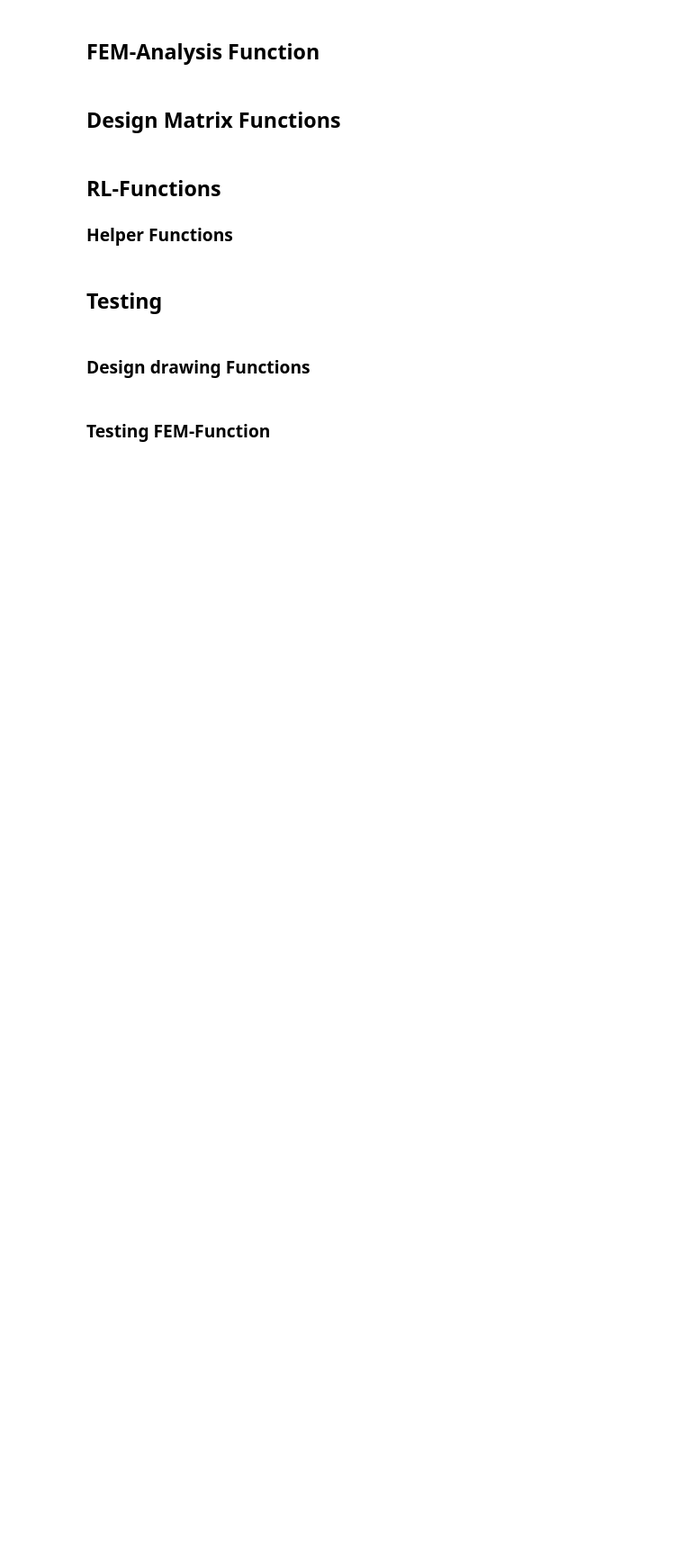
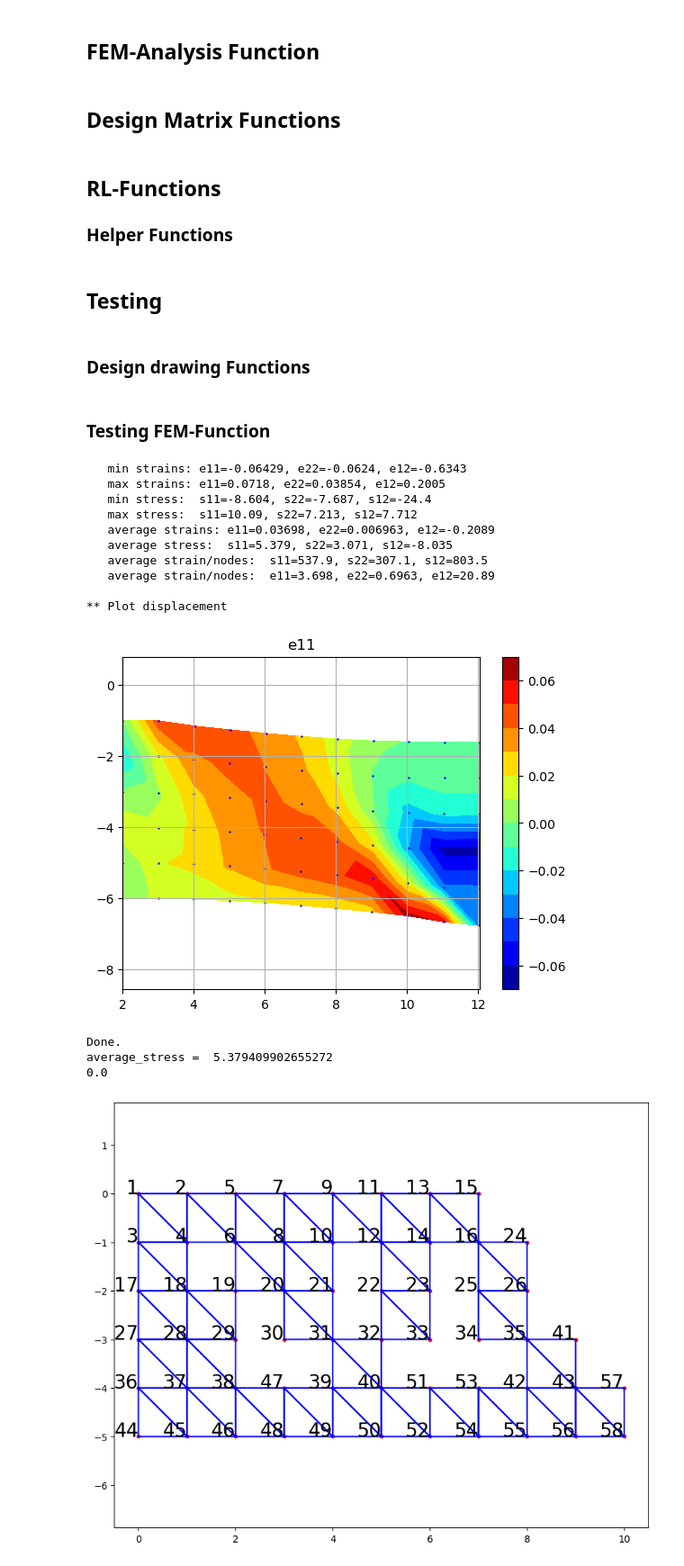
Before and after one commit to adrian0850/topology_optimization_RL_BA, a Jupyter notebook: src/from scratch V3.ipynb, the cells around one changed output. Shown: that part at 90% size. Saved outputs shown, nothing was run; the diff lists cells and outputs as text; code cells hidden in the pictures; blank space fills up the shorter version.

Commit message:
trying to get new reward func going and fixed the load direction being on the x axis

```diff
--- a/src/from scratch V3.ipynb
+++ b/src/from scratch V3.ipynb
@@ -30,10 +33,10 @@ import tensorflow as tf
 ## Parameters
 #### Design Parameters
 # %%
-HEIGHT = 4
+HEIGHT = 5
 """The height of the design space."""
 
-WIDTH = 4
+WIDTH = 10
 """The width of the design space."""
 
 bound_nodes_list = [(0, 0), (HEIGHT-1, 0)]
@@ -293,9 +302,9 @@ def extract_loads(loaded_x, loaded_y, node_map):
                     node_id = node_map.get(node)
                     if node_id is not None:
                         if loaded_x[i, j] != 0:
-                            loads.append([node_id, 1, loaded_x[i, j]])
+                            loads.append([node_id, 2, loaded_x[i, j]])
                         if loaded_y[i, j] != 0:
-                            loads.append([node_id, 2, loaded_y[i, j]])
+                            loads.append([node_id, 1, loaded_y[i, j]])
 
     return loads
 
@@ -583,7 +592,13 @@ def FEM(nodes, conn, boundary, load, plot_flag):
         if np.isnan(smax).any() or np.isnan(emax).any() or np.isnan(avg_u1).any() or np.isnan(avg_u2).any() or np.isnan(average_stress).any() or np.isnan(average_strain).any():
             print("NaN detected in FEM results")
 
-        return max(smax), max(emax), avg_u1, avg_u2, len(conn), max(average_stress), max(average_strain), max(u[0::2]), max(u[1::2])
+        avg_strain_over_nodes = max(
+    abs((average_strain[0]) / len(conn)) * 10000,
+    abs((average_strain[1]) / len(conn)) * 10000,
+    abs((average_strain[2]) / len(conn)) * 10000
+)
+
+        return max(smax), max(emax), avg_u1, avg_u2, len(conn), max(average_stress), max(average_strain), max(u[0::2]), max(u[1::2], avg_strain_over_nodes)
 
     # except np.linalg.LinAlgError as e:
     #     plot_mesh(nodes, conn)
@@ -880,34 +922,50 @@ design_space[LOADED_Y, -1, -1] = 10
 design_space2[LOADED_Y, -1, -1] = 10
 design_space3[LOADED_Y, -1, -1] = 10
 design_space4[LOADED_Y, -1, -1] = 10
 
 #print(design_space)
 
 #print(extract_fem_data(design_space))
 
 a,b,c, d = extract_fem_data(design_space3)
-smax, emax, avg_u1, avg_u2, element_count, average_stress, average_strain, max_displacement_1, max_displacement_2 = FEM(a, b, c, d, True)
+smax, emax, avg_u1, avg_u2, element_count, average_stress, average_strain, max_displacement_1, max_displacement_2, avg_strain_over_nodes = FEM(a, b, c, d, True)
 init_stress = average_stress
 init_strain = average_strain
 print("average_stress = ", average_stress)
 print(reward_function(smax, emax, avg_u1, avg_u2, element_count, average_stress, average_strain, init_strain, max_displacement_1, max_displacement_2, init_stress))
 
 
 a,b,c, d = extract_fem_data(design_space)
 plot_mesh(a, b)
-smax, emax, avg_u1, avg_u2, element_count, average_stress, average_strain, max_displacement_1, max_displacement_2 = FEM(a, b, c, d, True)
+smax, emax, avg_u1, avg_u2, element_count, average_stress, average_strain, max_displacement_1, max_displacement_2, avg_strain_over_nodes = FEM(a, b, c, d, True)
 print("average_stress = ", average_stress)
 print(reward_function(smax, emax, avg_u1, avg_u2, element_count, average_stress, average_strain, init_strain, max_displacement_1, max_displacement_2, init_stress))
 
 
 a,b,c, d = extract_fem_data(design_space2)
-smax, emax, avg_u1, avg_u2, element_count, average_stress, average_strain, max_displacement_1, max_displacement_2 = FEM(a, b, c, d, True)
+smax, emax, avg_u1, avg_u2, element_count, average_stress, average_strain, max_displacement_1, max_displacement_2, avg_strain_over_nodes = FEM(a, b, c, d, True)
 print("average_stress = ", average_stress)
 print(reward_function(smax, emax, avg_u1, avg_u2, element_count, average_stress, average_strain, init_strain, max_displacement_1, max_displacement_2, init_stress))
 
 
 
 a,b,c, d = extract_fem_data(design_space4)
-smax, emax, avg_u1, avg_u2, element_count, average_stress, average_strain, max_displacement_1, max_displacement_2 = FEM(a, b, c, d, True)
+smax, emax, avg_u1, avg_u2, element_count, average_stress, average_strain, max_displacement_1, max_displacement_2, avg_strain_over_nodes = FEM(a, b, c, d, True)
 print("average_stress = ", average_stress)
 print(reward_function(smax, emax, avg_u1, avg_u2, element_count, average_stress, average_strain, init_strain, max_displacement_1, max_displacement_2, init_stress))
+# %% [output]
+   min strains: e11=-0.06429, e22=-0.0624, e12=-0.6343
+   max strains: e11=0.0718, e22=0.03854, e12=0.2005
+   min stress:  s11=-8.604, s22=-7.687, s12=-24.4
+   max stress:  s11=10.09, s22=7.213, s12=7.712
+   average strains: e11=0.03698, e22=0.006963, e12=-0.2089
+   average stress:  s11=5.379, s22=3.071, s12=-8.035
+   average strain/nodes:  s11=537.9, s22=307.1, s12=803.5
+   average strain/nodes:  e11=3.698, e22=0.6963, e12=20.89
+
+** Plot displacement
+[figure, added]
+Done.
+average_stress =  5.379409902655272
+0.0
+[figure, added]
```
Also changed, not shown: parts of 13 cells of this notebook, 2 other files.
